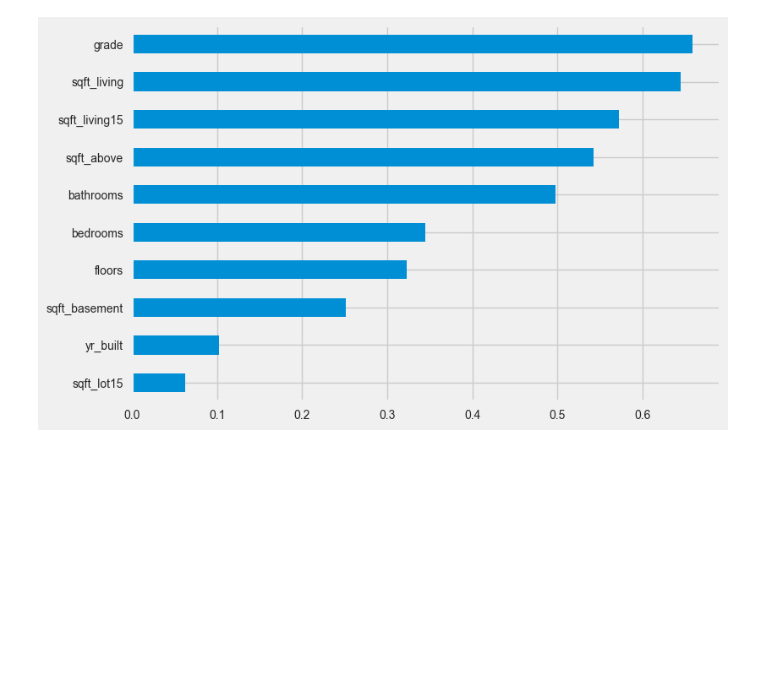
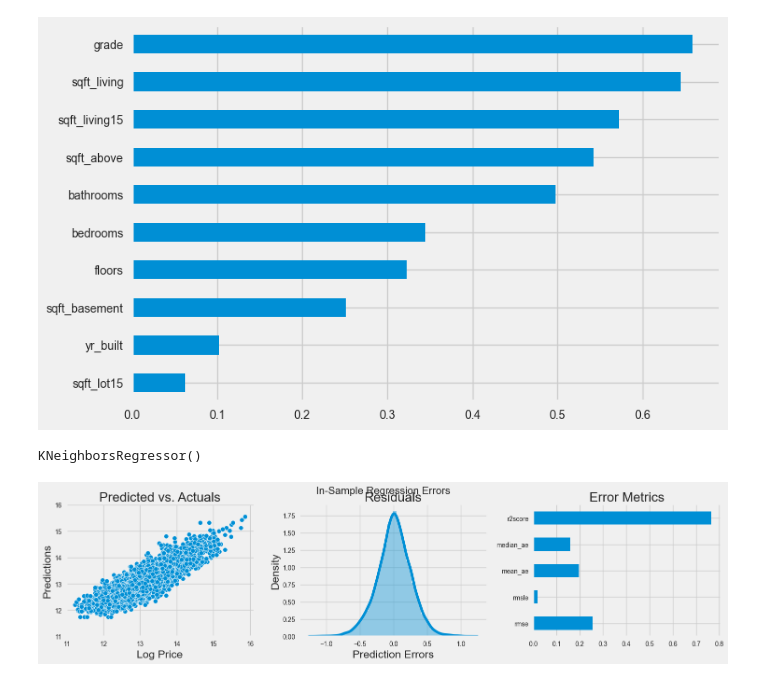
Before and after one commit to SaumikDana/Machine_Learning_Trading, a Jupyter notebook: ml_workflow.ipynb, the cells around one changed output. Drawn from its saved outputs; the diff is of its cells as text; code cells hidden in the pictures; blank space fills up the shorter version.

```diff
--- a/ml_workflow.ipynb
+++ b/ml_workflow.ipynb
@@ -108,0 +111,7 @@ correl.sort_values().plot.barh();
+# %%
+model = KNeighborsRegressor()
+model.fit(X=X_scaled, y=y)
+# %% [output]
+KNeighborsRegressor()
+# %%
+y_pred = model.predict(X_scaled)
@@ -108,0 +127,28 @@ correl.sort_values().plot.barh();
+# %%
+error = (y - y_pred).rename('Prediction Errors')
+# %%
+
+
+scores = dict(
+    rmse=np.sqrt(mean_squared_error(y_true=y, y_pred=y_pred)),
+    rmsle=np.sqrt(mean_squared_log_error(y_true=y, y_pred=y_pred)),
+    mean_ae=mean_absolute_error(y_true=y, y_pred=y_pred),
+    median_ae=median_absolute_error(y_true=y, y_pred=y_pred),
+    r2score=explained_variance_score(y_true=y, y_pred=y_pred)
+)
+# %%
+fig, axes = plt.subplots(ncols=3, figsize=(15, 4))
+sns.scatterplot(x=y, y=y_pred, ax=axes[0])
+axes[0].set_xlabel('Log Price')
+axes[0].set_ylabel('Predictions')
+axes[0].set_ylim(11, 16)
+axes[0].set_title('Predicted vs. Actuals')
+sns.distplot(error, ax=axes[1])
+axes[1].set_title('Residuals')
+pd.Series(scores).plot.barh(ax=axes[2], title='Error Metrics')
+fig.suptitle('In-Sample Regression Errors', fontsize=16)
+sns.despine()
+fig.tight_layout()
+fig.subplots_adjust(top=.88)
+# %% [output]
+[figure, added]
```
Also changed, not shown: parts of 5 cells of this notebook, 1 other file.
